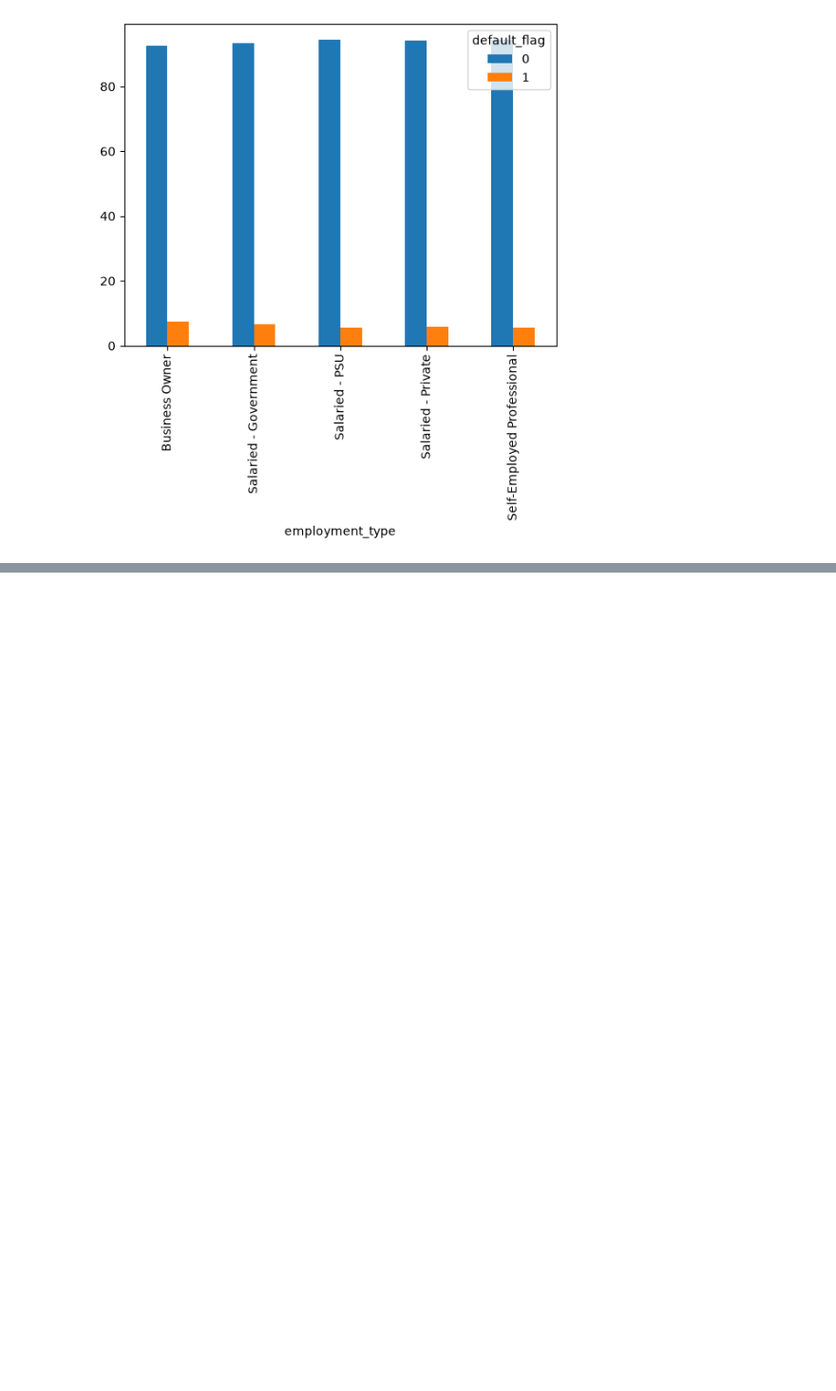
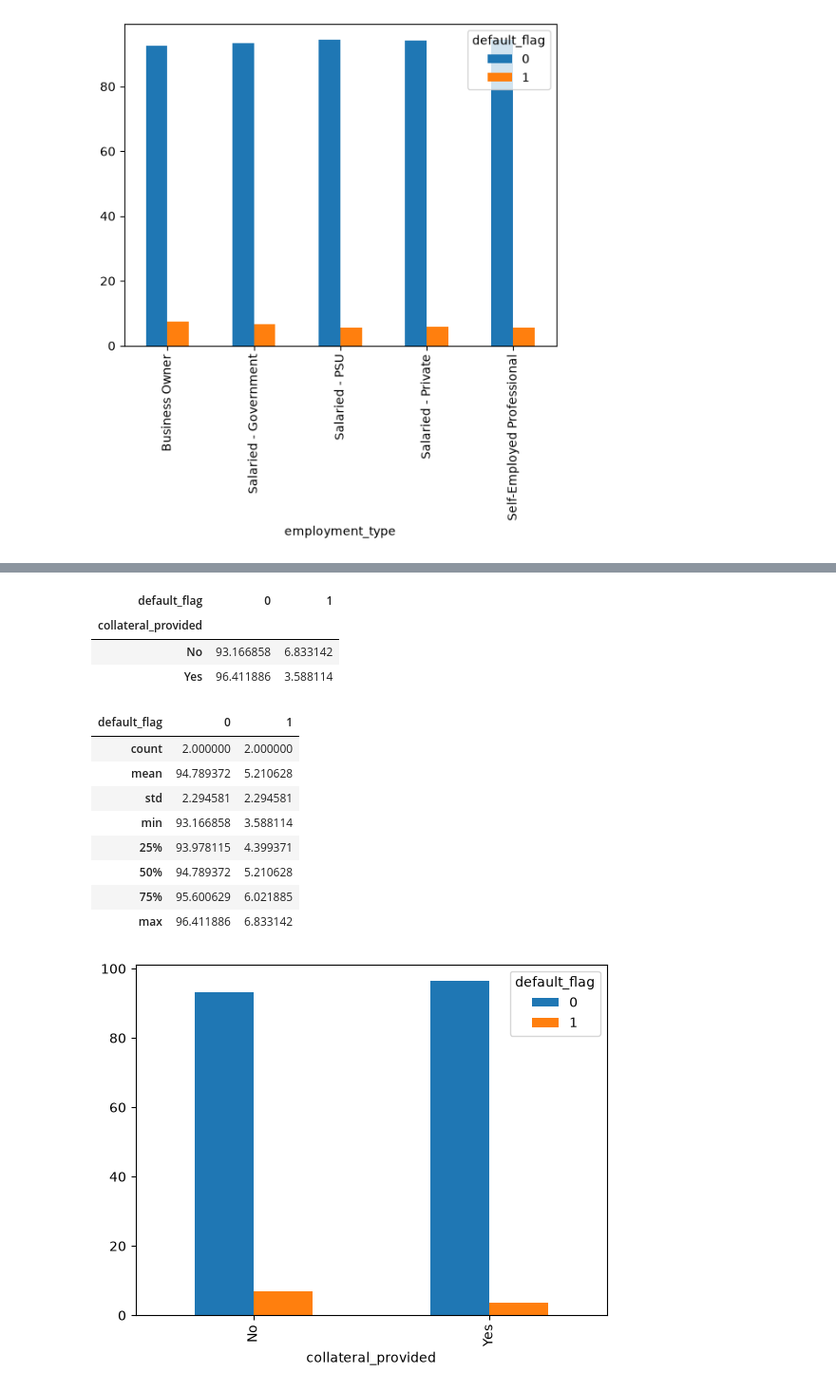
Before and after one commit to Nayan-2006-opensource/loan-default-risk-analysis, a Jupyter notebook: Notebooks/bivariate_analysis_categorical_columns.ipynb, the cells around one changed output, grey strips where cells are left out. Shown at 95% size. Saved outputs shown, nothing was run; the diff lists cells and outputs as text; code cells hidden in the pictures; blank space fills up the shorter version.

```diff
--- a/Notebooks/bivariate_analysis_categorical_columns.ipynb
+++ b/Notebooks/bivariate_analysis_categorical_columns.ipynb
@@ -27,0 +87,23 @@ plt.show()
+# %%
+#collateral_provided V/s default_flag
+table=pd.crosstab(df["collateral_provided"],df["default_flag"],normalize="index")*100
+table.sort_values(by=1,ascending=False)
+display(table)
+display(table.describe())
+table.plot(kind="bar")
+plt.show()
+# %% [output]
+| default_flag | 0 | 1 |
+| collateral_provided |  |  |
+| No | 93.166858 | 6.833142 |
+| Yes | 96.411886 | 3.588114 |
+| default_flag | 0 | 1 |
+| count | 2.000000 | 2.000000 |
+| mean | 94.789372 | 5.210628 |
+| std | 2.294581 | 2.294581 |
+| min | 93.166858 | 3.588114 |
+| 25% | 93.978115 | 4.399371 |
+| 50% | 94.789372 | 5.210628 |
+| 75% | 95.600629 | 6.021885 |
+| max | 96.411886 | 6.833142 |
+[figure, added]
```
Also changed, not shown: parts of 6 cells of this notebook.
